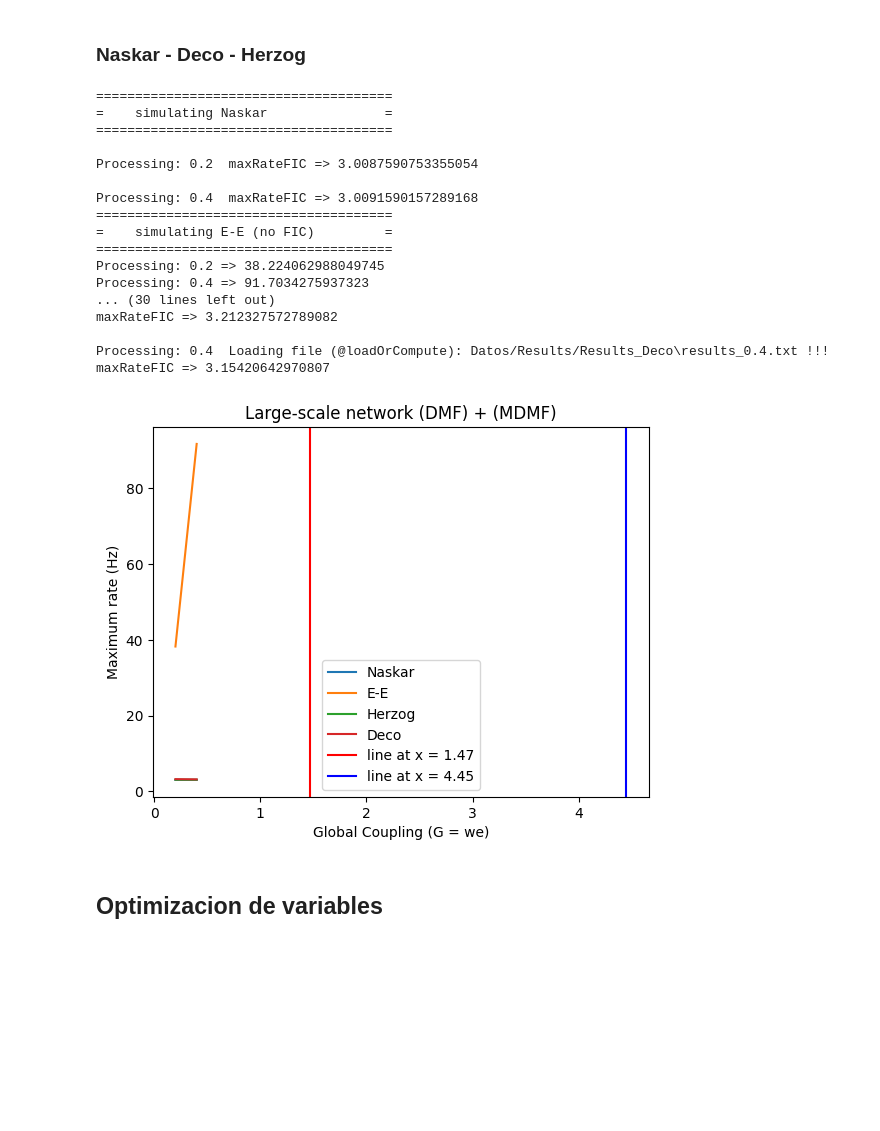
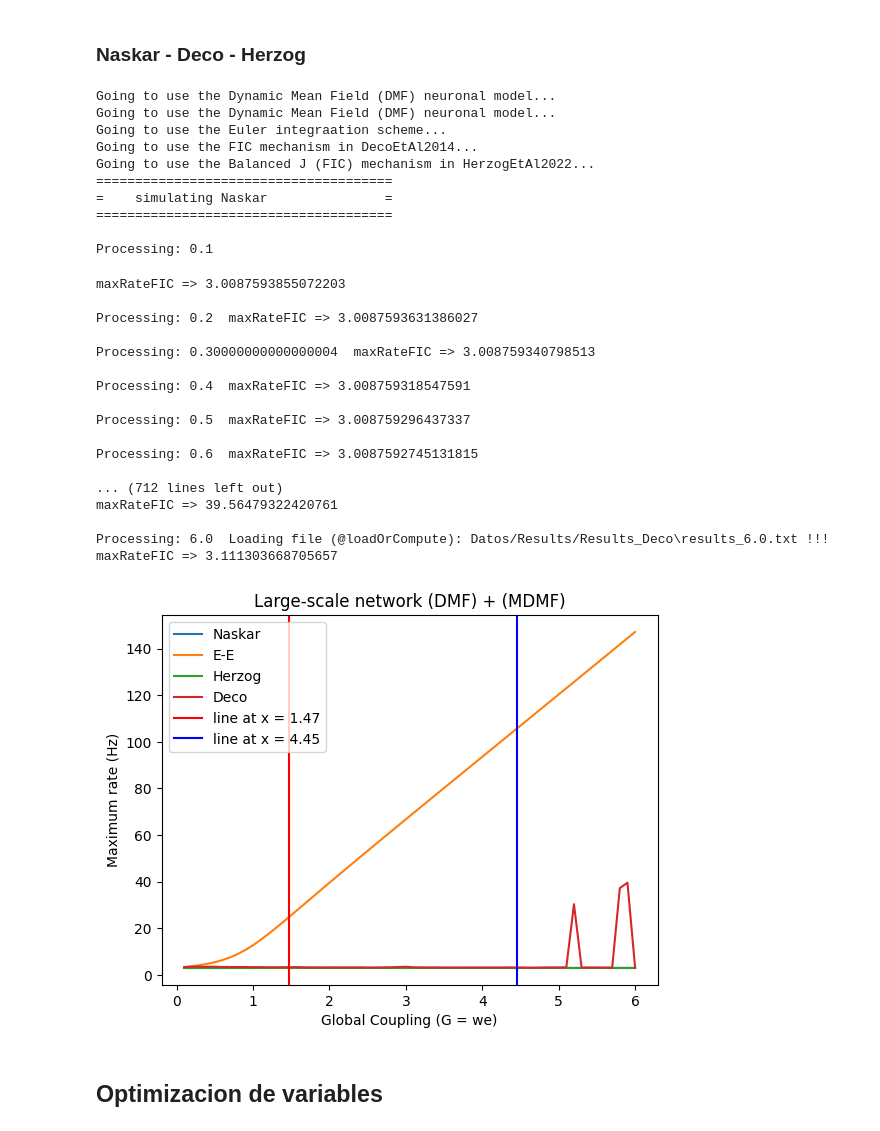
Before and after one commit to FaragoFa/Neuronas, a Jupyter notebook: Proyecto.ipynb, the cells around one changed output. Cells and saved outputs as stored; diff of their text form; code cells hidden in the pictures; blank space fills up the shorter version.

```diff
--- a/Proyecto.ipynb
+++ b/Proyecto.ipynb
@@ -373,33 +382,43 @@ Processing: 1.4000000000000001  maxRateFIC => 30.40715990878755
 # %%
 import Tests.fig_NDH as fig_NDH
 
 # Carpeta destino
 folder_path_h = 'Datos/Results/Results_Herzog'
 folder_path_d = 'Datos/Results/Results_Deco'
 
 # Calculo DMF
-fig_NDH.plotMaxFrecForAllWe(matriz_conectividad_promedio, fileName_H=os.path.join(folder_path_h, 'results_{}.txt'), fileName_D=os.path.join(folder_path_d, 'results_{}.txt'), wStep= 0.2, wEnd = 0.4+0.01)
+fig_NDH.plotMaxFrecForAllWe(matriz_conectividad_promedio, fileName_H=os.path.join(folder_path_h, 'results_{}.txt'), fileName_D=os.path.join(folder_path_d, 'results_{}.txt'), wStep= 0.1, wEnd = 6+0.001)
 
 plt.show()
 # %% [output]
+Going to use the Dynamic Mean Field (DMF) neuronal model...
+Going to use the Dynamic Mean Field (DMF) neuronal model...
+Going to use the Euler integraation scheme...
+Going to use the FIC mechanism in DecoEtAl2014...
+Going to use the Balanced J (FIC) mechanism in HerzogEtAl2022...
 ======================================
 =    simulating Naskar               =
 ======================================
 
-Processing: 0.2  maxRateFIC => 3.0087590753355054
-
-Processing: 0.4  maxRateFIC => 3.0091590157289168
-======================================
-=    simulating E-E (no FIC)         =
-======================================
-Processing: 0.2 => 38.224062988049745
-Processing: 0.4 => 91.7034275937323
-... (30 lines left out)
-maxRateFIC => 3.212327572789082
-
-Processing: 0.4  Loading file (@loadOrCompute): Datos/Results/Results_Deco\results_0.4.txt !!!
-maxRateFIC => 3.15420642970807
+Processing: 0.1
+maxRateFIC => 3.0087593855072203
+
+Processing: 0.2  maxRateFIC => 3.0087593631386027
+
+Processing: 0.30000000000000004  maxRateFIC => 3.008759340798513
+
+Processing: 0.4  maxRateFIC => 3.008759318547591
+
+Processing: 0.5  maxRateFIC => 3.008759296437337
+
+Processing: 0.6  maxRateFIC => 3.0087592745131815
+
+... (712 lines left out)
+maxRateFIC => 39.56479322420761
+
+Processing: 6.0  Loading file (@loadOrCompute): Datos/Results/Results_Deco\results_6.0.txt !!!
+maxRateFIC => 3.111303668705657
-[figure, old version]
+[figure, new version]
 # %% [markdown]
 ## Optimizacion de variables
 # %% [markdown]
```
Also changed, not shown: parts of 2 cells of this notebook, 3 other files.
